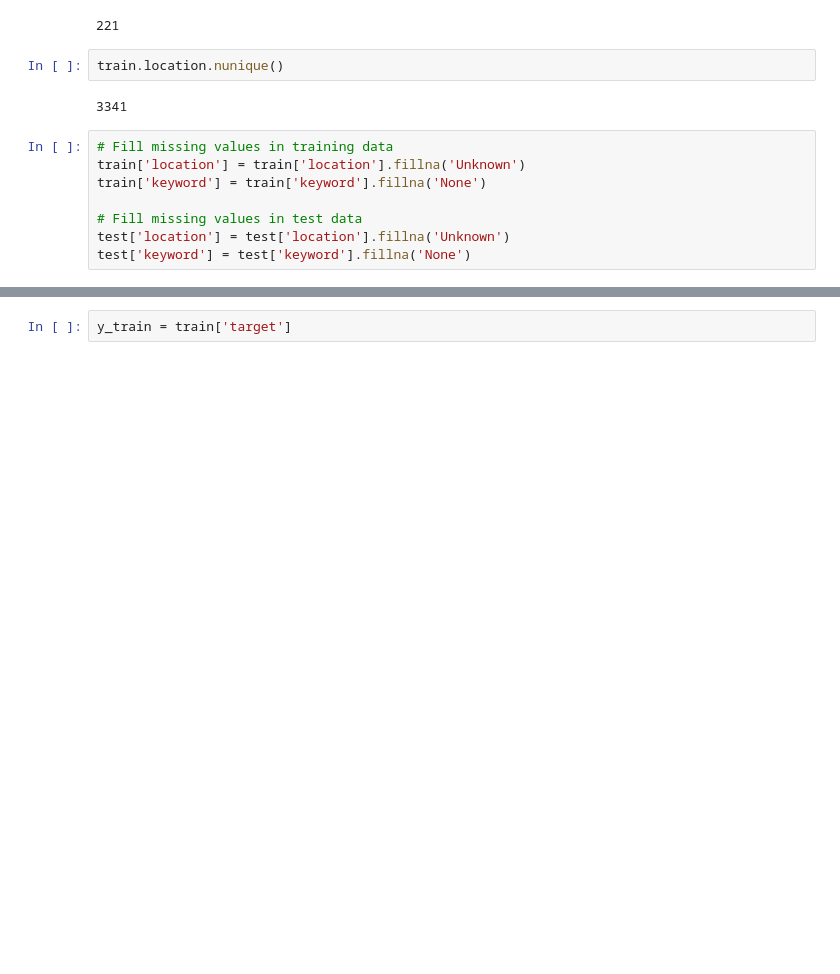
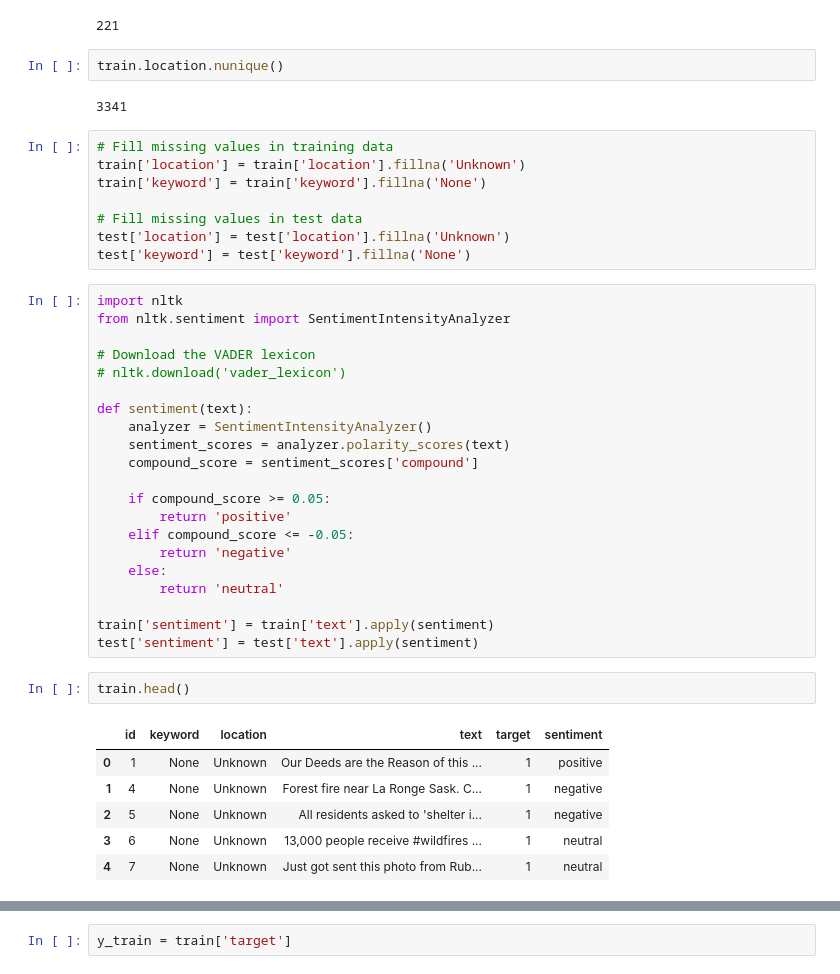
Before and after one commit to naveen-malla/Kaggle-Projects, a Jupyter notebook: NLP - Disaster Tweets/disaster_tweets_traditional.ipynb, the cells around one changed output, grey strips where cells are left out. Saved outputs shown, nothing was run; the diff lists cells and outputs as text; blank space fills up the shorter version.

Commit message:
add sentiment column and use gridsearchcv acc: 0.78

```diff
--- a/NLP - Disaster Tweets/disaster_tweets_traditional.ipynb
+++ b/NLP - Disaster Tweets/disaster_tweets_traditional.ipynb
@@ -76,3 +76,33 @@ train['keyword'] = train['keyword'].fillna('None')
 # Fill missing values in test data
 test['location'] = test['location'].fillna('Unknown')
 test['keyword'] = test['keyword'].fillna('None')
+# %%
+import nltk
+from nltk.sentiment import SentimentIntensityAnalyzer
+
+# Download the VADER lexicon
+# nltk.download('vader_lexicon')
+
+def sentiment(text):
+    analyzer = SentimentIntensityAnalyzer()
+    sentiment_scores = analyzer.polarity_scores(text)
+    compound_score = sentiment_scores['compound']
+
+    if compound_score >= 0.05:
+        return 'positive'
+    elif compound_score <= -0.05:
+        return 'negative'
+    else:
+        return 'neutral'
+
+train['sentiment'] = train['text'].apply(sentiment)
+test['sentiment'] = test['text'].apply(sentiment)
+# %%
+train.head()
+# %% [output]
+|  | id | keyword | location | text | target | sentiment |
+| 0 | 1 | None | Unknown | Our Deeds are the Reason of this ... | 1 | positive |
+| 1 | 4 | None | Unknown | Forest fire near La Ronge Sask. C... | 1 | negative |
+| 2 | 5 | None | Unknown | All residents asked to 'shelter i... | 1 | negative |
+| 3 | 6 | None | Unknown | 13,000 people receive #wildfires ... | 1 | neutral |
+| 4 | 7 | None | Unknown | Just got sent this photo from Rub... | 1 | neutral |
```
Also changed, not shown: parts of 6 cells of this notebook, 1 other file.
